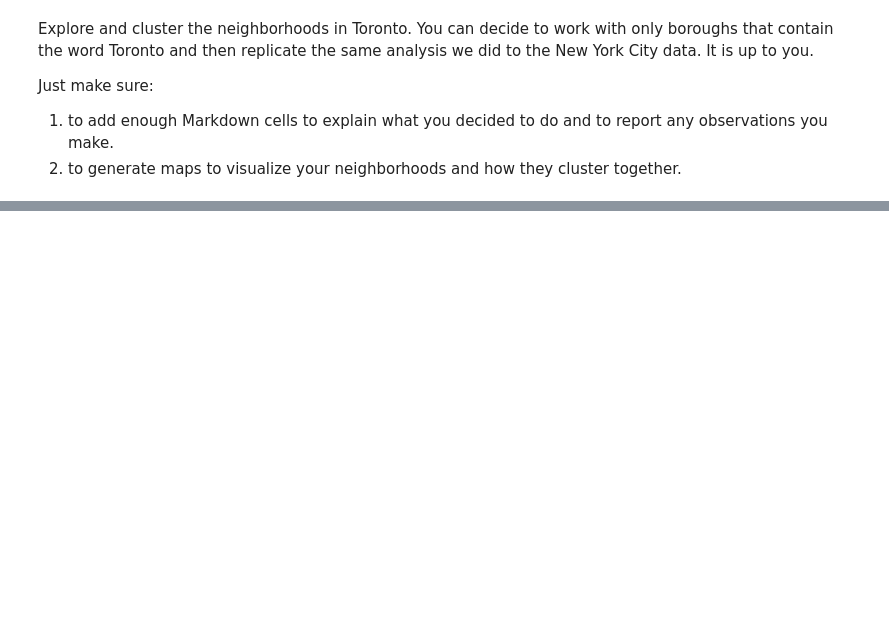
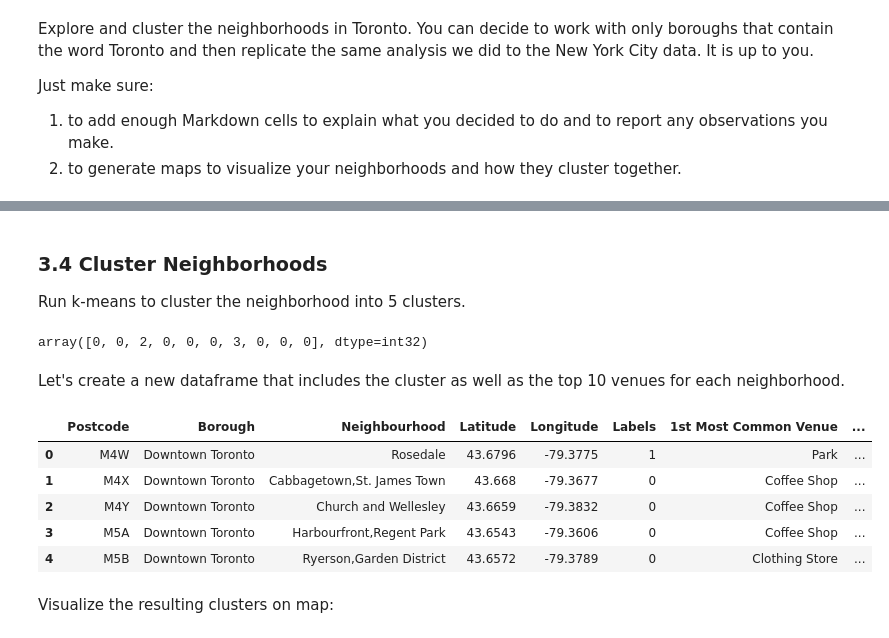
Before and after one commit to reina137/Coursera_Capstone, a Jupyter notebook: w3_data_scraping_clustering.ipynb, the cells around one changed output, grey strips where cells are left out. Drawn from its saved outputs; the diff is of its cells as text; code cells hidden in the pictures; blank space fills up the shorter version.

```diff
--- a/w3_data_scraping_clustering.ipynb
+++ b/w3_data_scraping_clustering.ipynb
@@ -245,0 +418,23 @@ If the Folium map is not displayed on Github, here's the screenshot:
+# %%
+#create the new dataframe and display the top 10 venues for each neighborhood:
+
+num_top_venues = 10
+
+indicators = ['st', 'nd', 'rd']
+
+# create columns according to number of top venues
+columns = ['Neighborhood']
+for ind in np.arange(num_top_venues):
+    try:
+        columns.append('{}{} Most Common Venue'.format(ind+1, indicators[ind]))
+    except:
+        columns.append('{}th Most Common Venue'.format(ind+1))
+
+# create a new dataframe
+neighborhoods_venues_sorted = pd.DataFrame(columns=columns)
+neighborhoods_venues_sorted['Neighborhood'] = dt_grouped['Neighborhood']
+
+for ind in np.arange(dt_grouped.shape[0]):
+    neighborhoods_venues_sorted.iloc[ind, 1:] = return_most_common_venues(dt_grouped.iloc[ind, :], num_top_venues)
+
+neighborhoods_venues_sorted.head()
@@ -245,0 +448,38 @@ If the Folium map is not displayed on Github, here's the screenshot:
+# %% [markdown]
+### 3.4 Cluster Neighborhoods
+Run k-means to cluster the neighborhood into 5 clusters.
+# %%
+# set number of clusters
+kclusters = 4
+
+dt_grouped_clustering = dt_grouped.drop('Neighborhood', 1)
+
+# run k-means clustering
+kmeans = KMeans(n_clusters=kclusters, random_state=0).fit(dt_grouped_clustering)
+
+# check cluster labels generated for each row in the dataframe
+kmeans.labels_[0:10]
+# %% [output]
+array([0, 0, 2, 0, 0, 0, 3, 0, 0, 0], dtype=int32)
+# %% [markdown]
+Let's create a new dataframe that includes the cluster as well as the top 10 venues for each neighborhood.
+# %%
+# add clustering labels
+neighborhoods_venues_sorted.insert(0, 'Labels', kmeans.labels_)
+
+dt_merged = toronto
+
+# merge downtown_grouped with toronto data to add latitude/longitude for each neighborhood
+# I realized that I've misspelled the NeighboUrhood column name in Toronto dataframe. oops...
+dt_merged = dt_merged.join(neighborhoods_venues_sorted.set_index('Neighborhood'), on='Neighbourhood')
+
+dt_merged.head()
+# %% [output]
+|  | Postcode | Borough | Neighbourhood | Latitude | Longitude | Labels | 1st Most Common Venue | ... |
+| 0 | M4W | Downtown Toronto | Rosedale | 43.6796 | -79.3775 | 1 | Park | ... |
+| 1 | M4X | Downtown Toronto | Cabbagetown,St. James Town | 43.668 | -79.3677 | 0 | Coffee Shop | ... |
+| 2 | M4Y | Downtown Toronto | Church and Wellesley | 43.6659 | -79.3832 | 0 | Coffee Shop | ... |
+| 3 | M5A | Downtown Toronto | Harbourfront,Regent Park | 43.6543 | -79.3606 | 0 | Coffee Shop | ... |
+| 4 | M5B | Downtown Toronto | Ryerson,Garden District | 43.6572 | -79.3789 | 0 | Clothing Store | ... |
+# %% [markdown]
+Visualize the resulting clusters on map:
```
Also changed, not shown: parts of 41 cells of this notebook, 3 other files.
